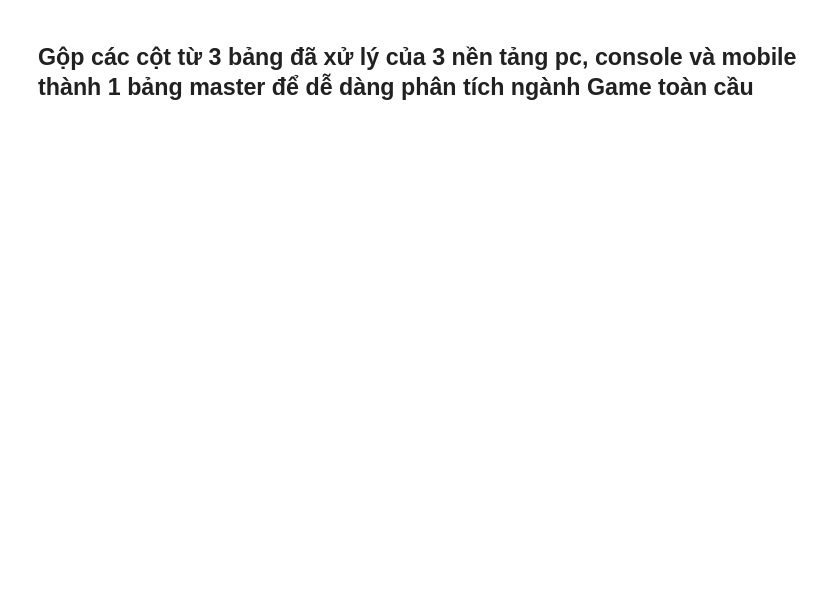
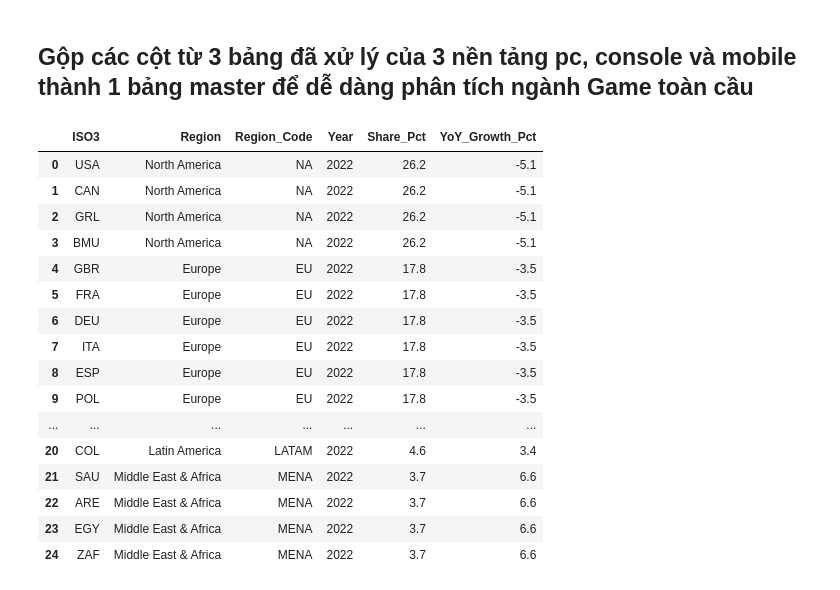
Before and after one commit to hoangle040706/Gaming-Market-Industry-Analytics, a Jupyter notebook: notebooks/etl/04_etl_master_pipeline.ipynb, the cells around one changed output. Cells and saved outputs as stored; diff of their text form; code cells hidden in the pictures; blank space fills up the shorter version.

```diff
--- a/notebooks/etl/04_etl_master_pipeline.ipynb
+++ b/notebooks/etl/04_etl_master_pipeline.ipynb
@@ -44,3 +48,57 @@ master_df = pd.concat(
 master_df
 
 master_df.to_csv(OUTPUT_PATH, index=False)
+# %%
+import pandas as pd
+import plotly.express as px
+
+df_region = pd.read_csv('D:/Documents/TuongTacDuLieu/GAMING INDUSTRY ANALYSIS/Gaming-Market-Industry-Analytics/data/processed/revenue_by_region_cleaned.csv', keep_default_na=False)
+df_yoy = df_region[df_region['Year'] == 2022].copy()
+country_region_map = {
+    'USA': 'North America', 'CAN': 'North America', 'GRL': 'North America', 'BMU': 'North America',
+    'GBR': 'Europe', 'FRA': 'Europe', 'DEU': 'Europe', 'ITA': 'Europe', 'ESP': 'Europe', 'POL': 'Europe', 'NLD': 'Europe',
+    'CHN': 'Asia-Pacific', 'JPN': 'Asia-Pacific', 'KOR': 'Asia-Pacific', 'VNM': 'Asia-Pacific', 'IND': 'Asia-Pacific', 'AUS': 'Asia-Pacific',
+    'BRA': 'Latin America', 'MEX': 'Latin America', 'ARG': 'Latin America', 'COL': 'Latin America',
+    'SAU': 'Middle East & Africa', 'ARE': 'Middle East & Africa', 'EGY': 'Middle East & Africa', 'ZAF': 'Middle East & Africa'
+}
+df_map = pd.DataFrame(list(country_region_map.items()), columns=['ISO3', 'Region'])
+df_choropleth = pd.merge(df_map, df_yoy, on='Region', how='inner')
+fig = px.choropleth(
+    df_choropleth,
+    locations= "ISO3",
+    color= "YoY_Growth_Pct",
+    hover_name= "Region",
+    hover_data = {
+        "ISO3": False,
+        "YoY_Growth_Pct": ':.1f%',
+        "Share_Pct": ':.1f%'
+    },
+    color_continuous_scale="RdYlGn",
+    color_continuous_midpoint=0,
+    range_color = [-10, 10],
+    title="Tốc Độ Tăng Trưởng Doanh Thu Game Toàn Cầu Theo Khu Vực (2022)",
+    labels={'YoY_Growth_Pct': 'Tăng trưởng YoY (%)', 'Share_Pct': 'Thị phần (%)'}
+)
+fig.update_layout(
+    geo=dict(showframe=False, showcoastlines=True, projection_type='equirectangular'),
+)
+fig.show()
+df_choropleth[df_choropleth['Year'] ==  2022]
+# %% [output]
+|  | ISO3 | Region | Region_Code | Year | Share_Pct | YoY_Growth_Pct |
+| 0 | USA | North America | NA | 2022 | 26.2 | -5.1 |
+| 1 | CAN | North America | NA | 2022 | 26.2 | -5.1 |
+| 2 | GRL | North America | NA | 2022 | 26.2 | -5.1 |
+| 3 | BMU | North America | NA | 2022 | 26.2 | -5.1 |
+| 4 | GBR | Europe | EU | 2022 | 17.8 | -3.5 |
+| 5 | FRA | Europe | EU | 2022 | 17.8 | -3.5 |
+| 6 | DEU | Europe | EU | 2022 | 17.8 | -3.5 |
+| 7 | ITA | Europe | EU | 2022 | 17.8 | -3.5 |
+| 8 | ESP | Europe | EU | 2022 | 17.8 | -3.5 |
+| 9 | POL | Europe | EU | 2022 | 17.8 | -3.5 |
+| ... | ... | ... | ... | ... | ... | ... |
+| 20 | COL | Latin America | LATAM | 2022 | 4.6 | 3.4 |
+| 21 | SAU | Middle East & Africa | MENA | 2022 | 3.7 | 6.6 |
+| 22 | ARE | Middle East & Africa | MENA | 2022 | 3.7 | 6.6 |
+| 23 | EGY | Middle East & Africa | MENA | 2022 | 3.7 | 6.6 |
+| 24 | ZAF | Middle East & Africa | MENA | 2022 | 3.7 | 6.6 |
```
Also changed, not shown: parts of 3 cells of this notebook, 5 other files.
